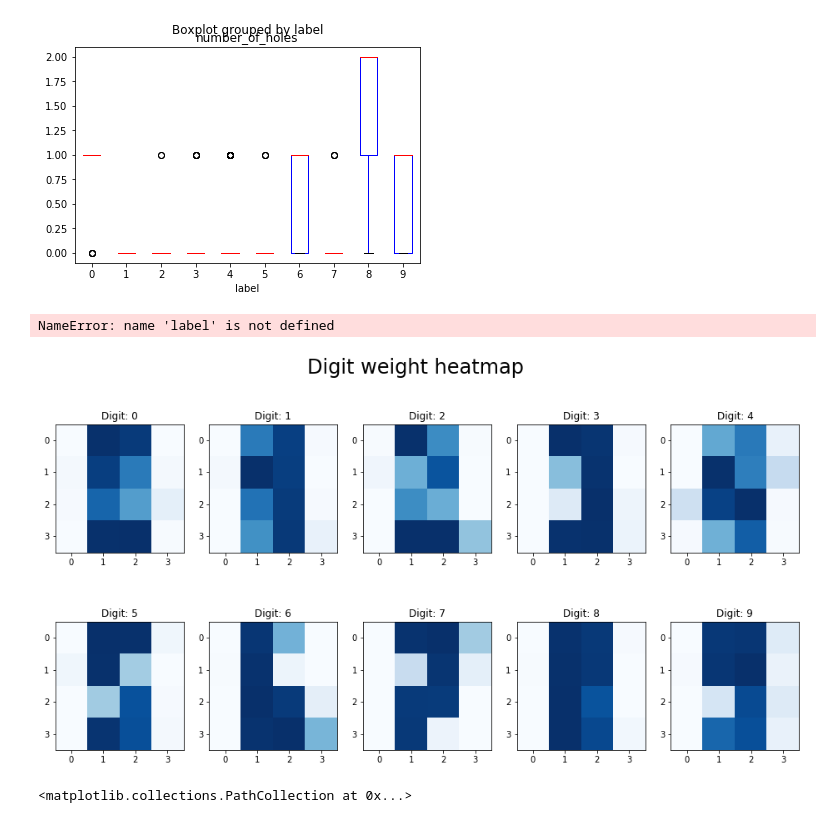
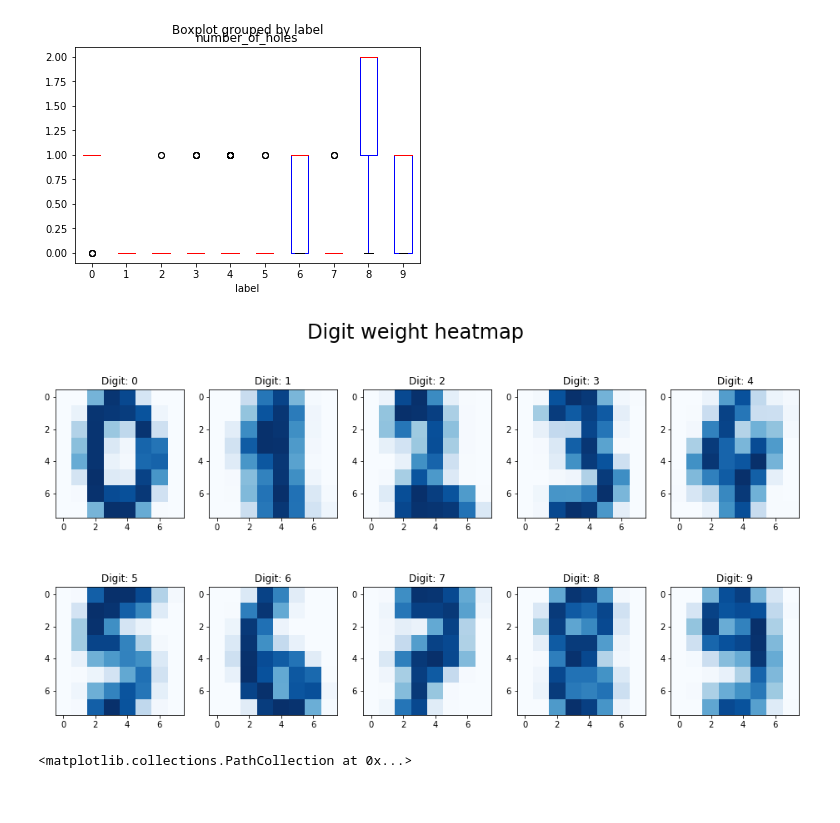
Before and after one commit to romycb/IML, a Jupyter notebook: notebooks/Feature_analysis.ipynb, the cells around one changed output. Cells and saved outputs as stored; diff of their text form; code cells hidden in the pictures.

```diff
--- a/notebooks/Feature_analysis.ipynb
+++ b/notebooks/Feature_analysis.ipynb
@@ -149,27 +149,25 @@ df.boxplot(by='label',column='number_of_holes',
 <matplotlib.axes._subplots.AxesSubplot at 0x...>
 [figure]
 # %%
-plt.scatter(x=label, y= df.blob_area, c='grey')
+# plt.scatter(x=label, y= df.blob_area, c='grey')
-# %% [output]
-NameError: name 'label' is not defined
 # %%
 means = df.groupby('label').mean()
-COUNT = 4
+COUNT = 8
 def mean_weight_matrix(label):
     m = np.zeros((COUNT,COUNT))
     for x in range(COUNT):
         for y in range(COUNT):
             m[x][y] = means['_'.join(['grid', str(x+1), str(y+1)])][label]
     return m
 
 fig, axs = plt.subplots(2, int(10 / 2), figsize=(16,8))
 fig.suptitle('Digit weight heatmap', fontsize=24)
 for i in range(10):
     sub_fig = axs[1 if i > (10 / 2.0 - 1) else 0][int(i % (10 / 2))]
     sub_fig.set_title('Digit: ' + str(i))
     sub_fig.imshow(mean_weight_matrix(i), cmap='Blues', interpolation='nearest')
 # %% [output]
-[figure, old version]
+[figure, new version]
 # %%
 plt.scatter(x= df.label, y= df.centroid_is_empty)
 # %% [output]
```
Also changed, not shown: parts of 4 cells of this notebook, 1 other file.
